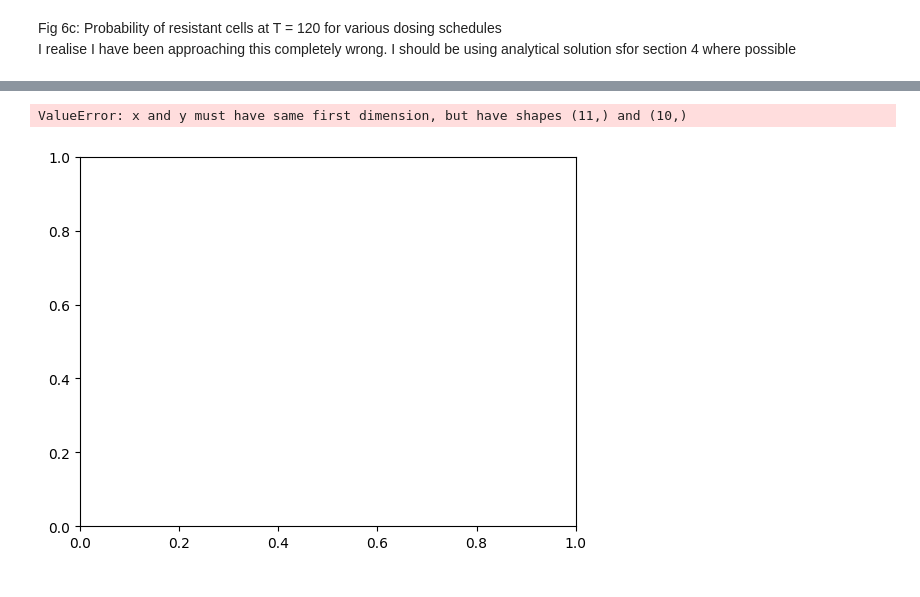
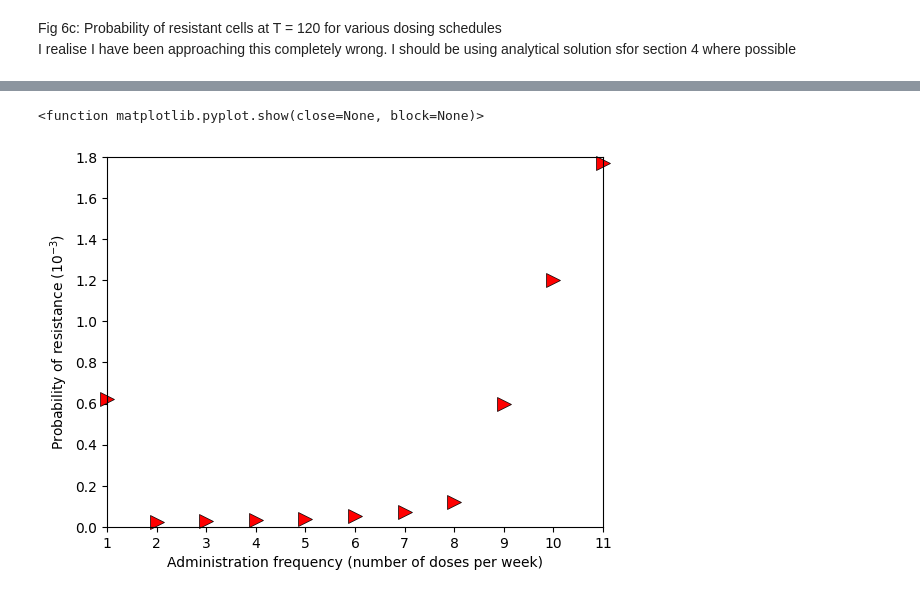
Before and after one commit to colmmcc2000/RSCAM_Group_11, a Jupyter notebook: code_RSCAM.ipynb, the cells around one changed output, grey strips where cells are left out. Cells and saved outputs as stored; diff of their text form; code cells hidden in the pictures.

Commit message:
Some additional graphs

```diff
--- a/code_RSCAM.ipynb
+++ b/code_RSCAM.ipynb
@@ -1337,8 +1334,19 @@ np.float64(-0.0003724671224751841)
 # %%
 time = np.linspace(1, 11, 11)
-y = [0.62, 0.04, 0.05, 0.06, 0.07,0.08, 0.15, 0.65, 1.2, 1.75]
-plt.plot(time, y)
+y = [0.62, 0.025, 0.03, 0.035, 0.04, 0.05, 0.07, 0.12, 0.6, 1.2, 1.77]
+plt.plot(time, y, '>', markersize = 10, c = 'red', markeredgecolor='black',
+         markeredgewidth=0.5, clip_on = False)
+plt.xlim(1,11)
+plt.ylim(0,1.8)
+
+plt.xticks(np.linspace(1, 11, 11))
+
+plt.ylabel(r'Probability of resistance ($10^{-3}$)')
+plt.xlabel('Administration frequency (number of doses per week)')
+
+plt.savefig('Figs/probs_6.pdf', format='pdf', bbox_inches='tight', dpi=300)
+
 plt.show
 # %% [output]
-ValueError: x and y must have same first dimension, but have shapes (11,) and (10,)
+<function matplotlib.pyplot.show(close=None, block=None)>
-[figure, old version]
+[figure, new version]
```
Also changed, not shown: parts of 6 cells of this notebook, 5 other files.
